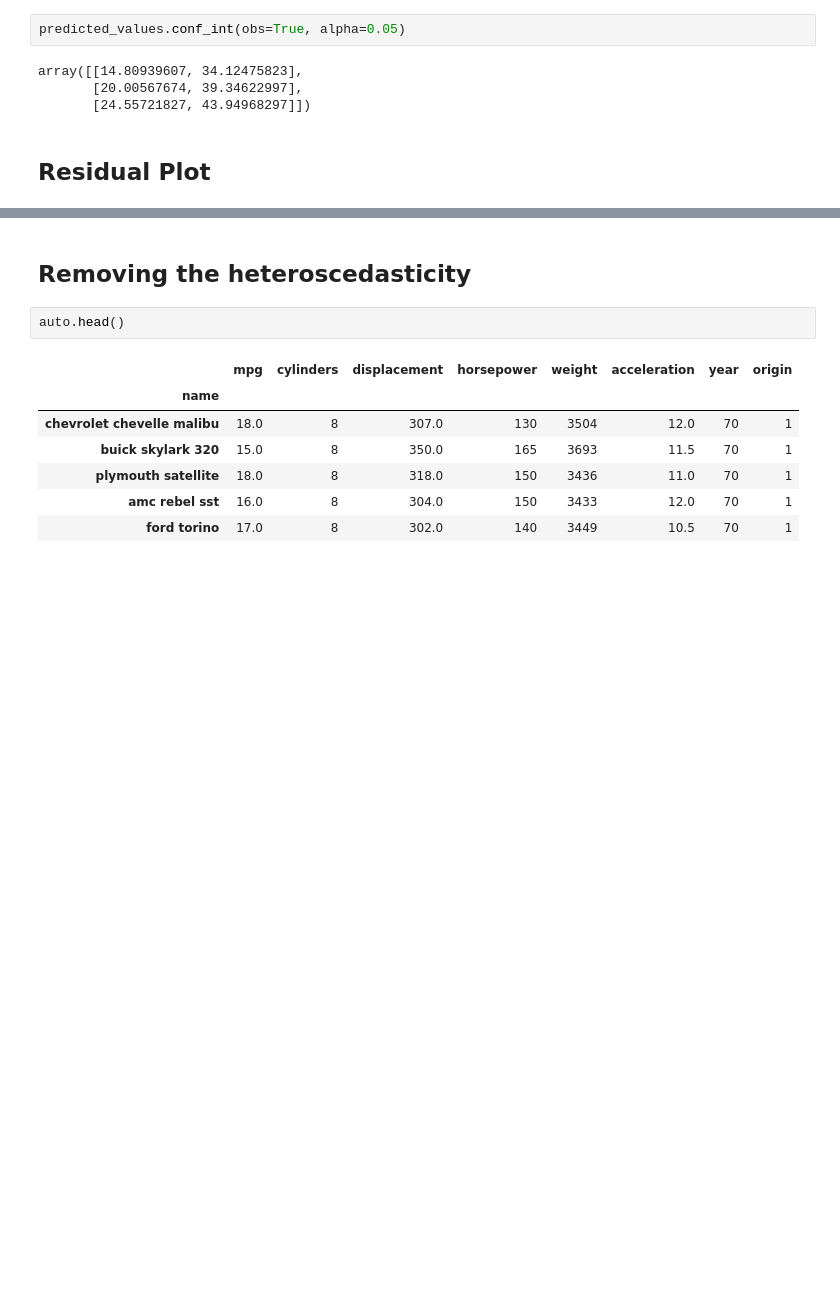
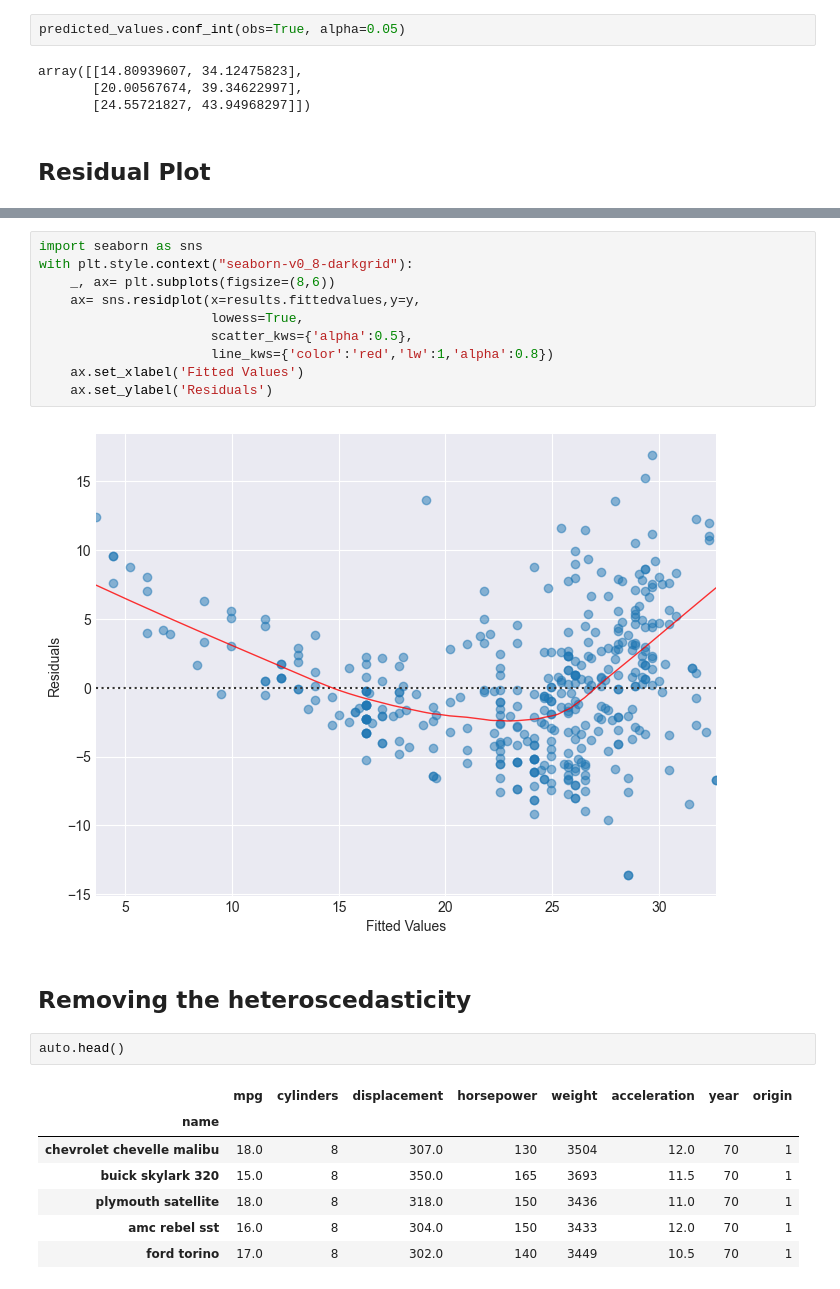
Before and after one commit to aayush911-hub/ISLP_Chapters, a Jupyter notebook: Linear Regression (using the book)/Exercises/Q8_.ipynb, the cells around one changed output, grey strips where cells are left out. Drawn from its saved outputs; the diff is of its cells as text; blank space fills up the shorter version.

```diff
--- a/Linear Regression (using the book)/Exercises/Q8_.ipynb
+++ b/Linear Regression (using the book)/Exercises/Q8_.ipynb
@@ -102,3 +102,15 @@ Text(0, 0.5, 'Residual')
+# %%
+import seaborn as sns
+with plt.style.context("seaborn-v0_8-darkgrid"):
+    _, ax= plt.subplots(figsize=(8,6))
+    ax= sns.residplot(x=results.fittedvalues,y=y,
+                      lowess=True,
+                      scatter_kws={'alpha':0.5},
+                      line_kws={'color':'red','lw':1,'alpha':0.8})
+    ax.set_xlabel('Fitted Values')
+    ax.set_ylabel('Residuals')
+# %% [output]
+[figure, added]
 # %% [markdown]
 ## Removing the heteroscedasticity
 # %%
```
Also changed, not shown: parts of 7 cells of this notebook, 6 other files.
